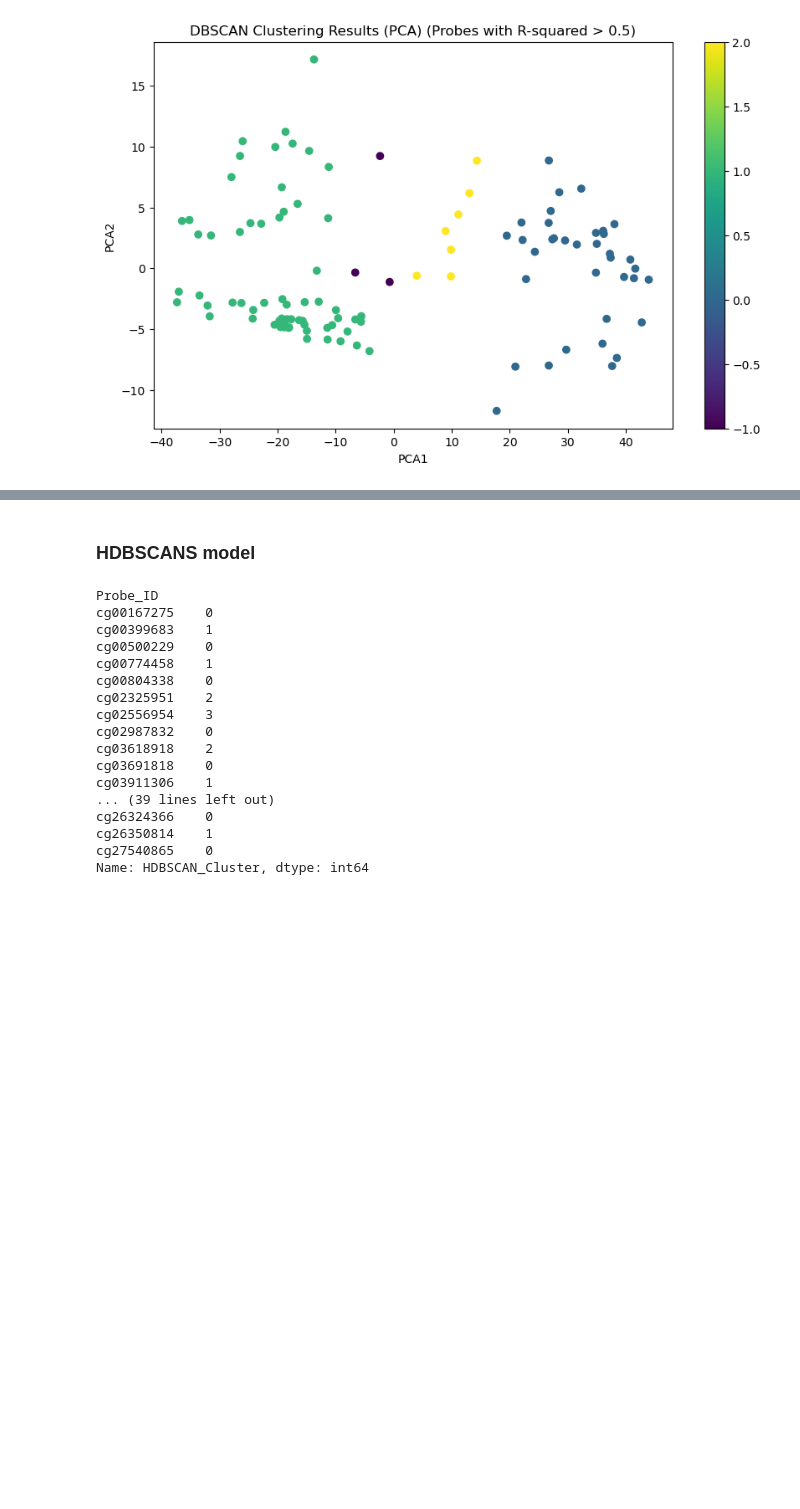
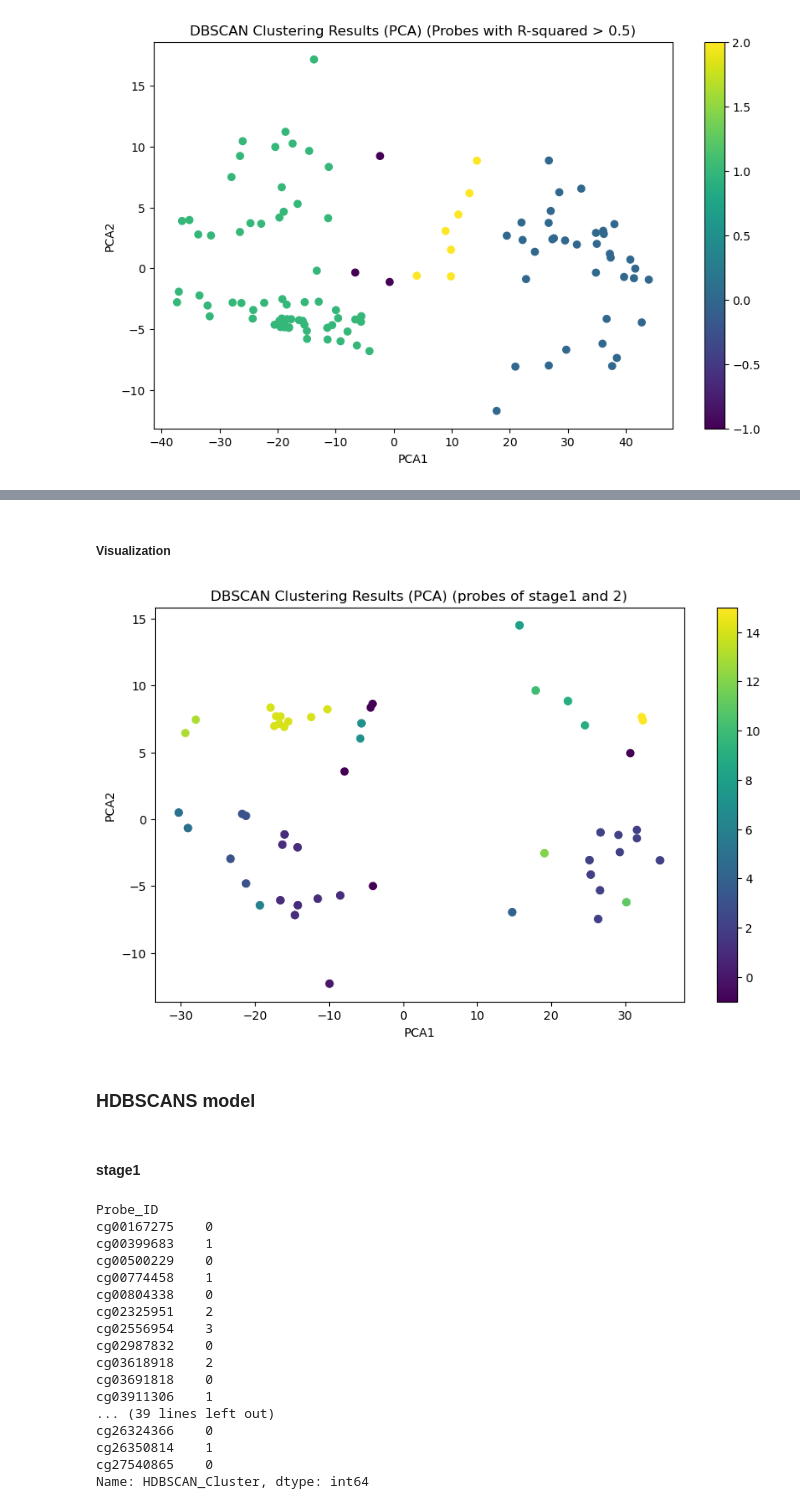
Before and after one commit to curryhank08/analyze-data-from-GEO-in-python, a Jupyter notebook: clustering.ipynb, the cells around one changed output, grey strips where cells are left out. Cells and saved outputs as stored; diff of their text form; code cells hidden in the pictures; blank space fills up the shorter version.

Commit message:
DBSCAN & HDBSCAN on stage1and2-CpGs

```diff
--- a/clustering.ipynb
+++ b/clustering.ipynb
@@ -648,7 +648,7 @@ results_list = []
 # Loop through each row (probe) in the pivoted_samples DataFrame
 for index, row in pivoted_samples.iterrows():
     # Extract Age, Gender, and Expression data for the current probe
-    age_gender_data = sample_age_gender_data_40279.copy()  # Create a copy to avoid modifying the original data
+    age_gender_data = gse40279_phenodata.copy()  # Create a copy to avoid modifying the original data
     age_gender_data['Expression'] = row.values
 
     # Encode 'Gender' using binary encoding (0 for 'M', 1 for 'F')
@@ -1679,0 +1698,13 @@ plt.show()
+# %%
+from sklearn.impute import KNNImputer
+
+combined_pivoted_samples_2_stage1and2_clean.columns = combined_pivoted_samples_2_stage1and2_clean.columns.astype(str)
+
+# Extract the expression values for the probes of stage1 and 2
+X = combined_pivoted_samples_2_stage1and2_clean
+
+# Standardize the input features
+imputer = KNNImputer(n_neighbors=3, weights='uniform', metric='nan_euclidean')
+
+# Impute missing values (NaN) by KNNimputer for Expression
+X = imputer.fit_transform(X)
@@ -1679,0 +1718,9 @@ plt.show()
+# %%
+# Create a DBSCAN clustering model
+dbscan = DBSCAN(eps=5, min_samples=2)
+
+# Fit the model to imputed expression data
+clusters = dbscan.fit_predict(X)
+
+# Add the cluster labels to your DataFrame
+combined_pivoted_samples_2_stage1and2_clean['Cluster'] = clusters
@@ -1680,5 +1752,32 @@ plt.show()
+# %% [markdown]
+##### Visualization
+# %%
+## Visualizing the Clusters
+from sklearn.decomposition import PCA
+import matplotlib.pyplot as plt
+
+# Apply PCA for dimensionality reduction
+pca = PCA(n_components=2)
+pca_result = pca.fit_transform(X)
+
+# Create a DataFrame with PCA results
+pca_df = pd.DataFrame(data=pca_result, columns=['PCA1', 'PCA2'])
+pca_df['Cluster'] = clusters
+
+# Create a scatterplot to visualize the clusters
+plt.figure(figsize=(10, 6))
+plt.scatter(pca_df['PCA1'], pca_df['PCA2'], c=pca_df['Cluster'], cmap='viridis')
+plt.title('DBSCAN Clustering Results (PCA) (probes of stage1 and 2)')
+plt.xlabel('PCA1')
+plt.ylabel('PCA2')
+plt.colorbar()
+plt.show()
+# %% [output]
+[figure, added]
 # %% [markdown]
 ### HDBSCANS model
+# %% [markdown]
+#### stage1
 # %%
 # Run the following commend in anaconda prompt to install hdbscan
 # conda install -c conda-forge hdbscan
```
Also changed, not shown: parts of 31 cells of this notebook.
